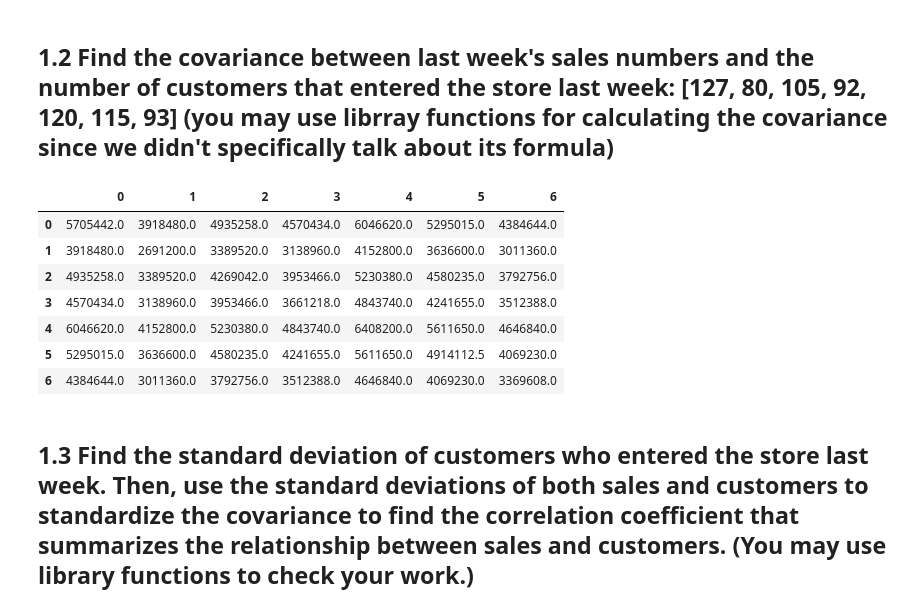
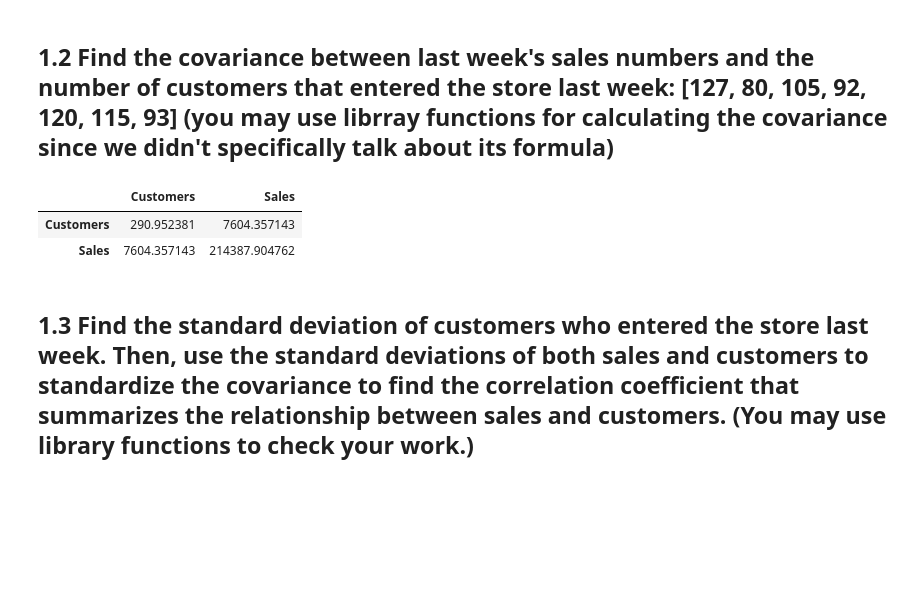
Before and after one commit to jrivest2/DS-Unit-1-Sprint-3-Linear-Algebra, a Jupyter notebook: module2-intermediate-linear-algebra/Justin_Rivest_LS_DS_132_Intermediate_Linear_Algebra_Assignment.ipynb, the cells around one changed output. Saved outputs shown, nothing was run; the diff lists cells and outputs as text; code cells hidden in the pictures; blank space fills up the shorter version.

```diff
--- a/module2-intermediate-linear-algebra/Justin_Rivest_LS_DS_132_Intermediate_Linear_Algebra_Assignment.ipynb
+++ b/module2-intermediate-linear-algebra/Justin_Rivest_LS_DS_132_Intermediate_Linear_Algebra_Assignment.ipynb
@@ -26,19 +26,14 @@ sales = pd.Series(sales)
 # %%
 import numpy as np
 import pandas as pd
 
 cust_nums = pd.Series([127,80,105,92,120,115,93])
-data = pd.DataFrame([cust_nums,sales])
+data = pd.DataFrame({"Customers":cust_nums,"Sales" : sales})
 data.cov()
 # %% [output]
-|  | 0 | 1 | 2 | 3 | 4 | 5 | 6 |
-| 0 | 5705442.0 | 3918480.0 | 4935258.0 | 4570434.0 | 6046620.0 | 5295015.0 | 4384644.0 |
-| 1 | 3918480.0 | 2691200.0 | 3389520.0 | 3138960.0 | 4152800.0 | 3636600.0 | 3011360.0 |
-| 2 | 4935258.0 | 3389520.0 | 4269042.0 | 3953466.0 | 5230380.0 | 4580235.0 | 3792756.0 |
-| 3 | 4570434.0 | 3138960.0 | 3953466.0 | 3661218.0 | 4843740.0 | 4241655.0 | 3512388.0 |
-| 4 | 6046620.0 | 4152800.0 | 5230380.0 | 4843740.0 | 6408200.0 | 5611650.0 | 4646840.0 |
-| 5 | 5295015.0 | 3636600.0 | 4580235.0 | 4241655.0 | 5611650.0 | 4914112.5 | 4069230.0 |
-| 6 | 4384644.0 | 3011360.0 | 3792756.0 | 3512388.0 | 4646840.0 | 4069230.0 | 3369608.0 |
+|  | Customers | Sales |
+| Customers | 290.952381 | 7604.357143 |
+| Sales | 7604.357143 | 214387.904762 |
 # %% [markdown]
 ## 1.3 Find the standard deviation of customers who entered the store last week. Then, use the standard deviations of both sales and customers to standardize the covariance to find the correlation coefficient that summarizes the relationship between sales and customers. (You may use library functions to check your work.)
 # %%
```
Also changed, not shown: parts of 9 cells of this notebook.
